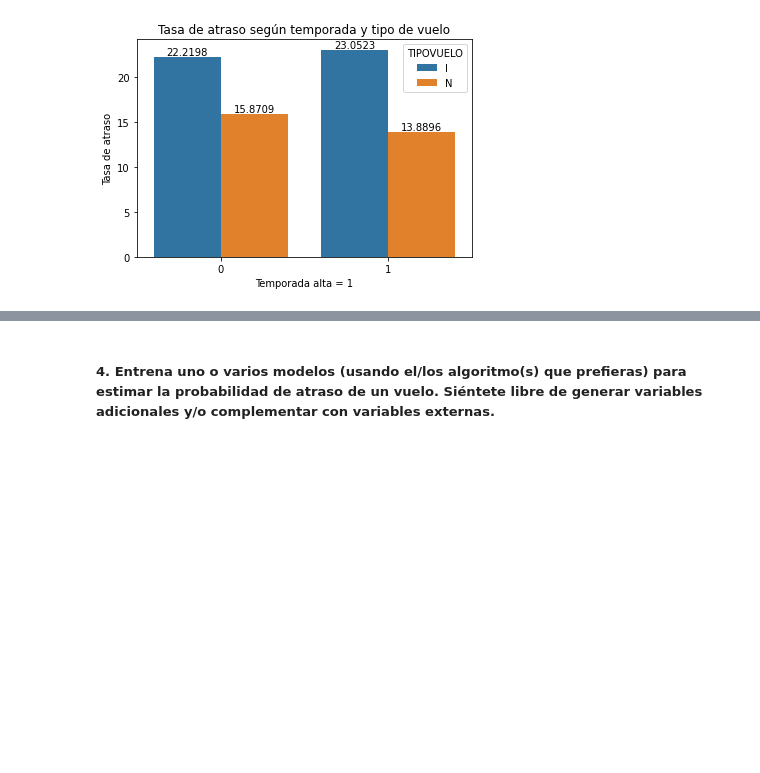
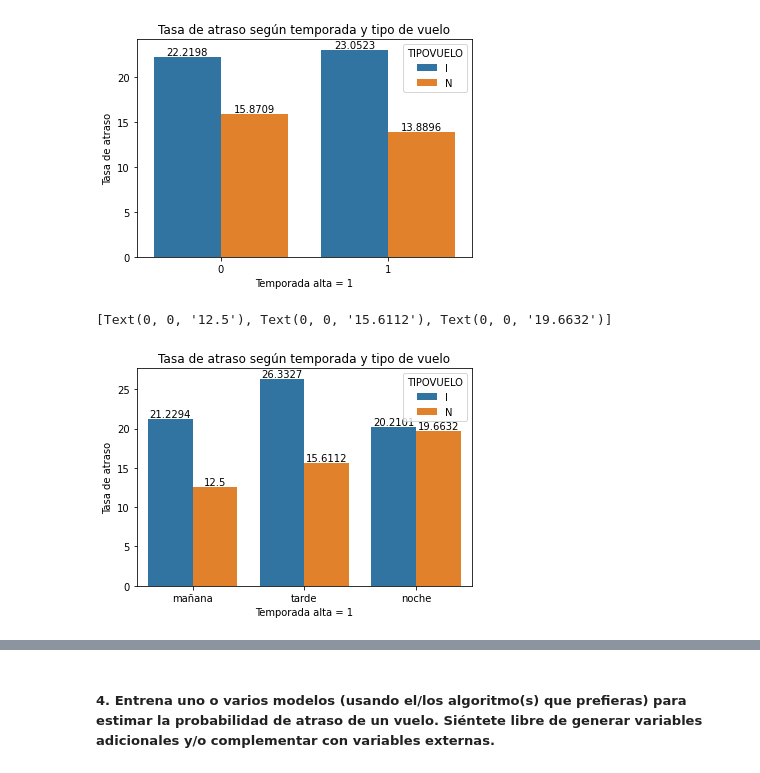
Before and after one commit to oscarjquintana/ChallengeLATAM, a Jupyter notebook: solution.ipynb, the cells around one changed output, grey strips where cells are left out. Cells and saved outputs as stored; diff of their text form; code cells hidden in the pictures; blank space fills up the shorter version.

```diff
--- a/solution.ipynb
+++ b/solution.ipynb
@@ -267,3 +348,25 @@ plt1.bar_label(plt1.containers[1])
 # %% [output]
 [Text(0, 0, '15.8709'), Text(0, 0, '13.8896')]
 [figure]
+# %%
+#Atrasos según período del día
+df_aux = df[['TIPOVUELO','periodo_dia','one','atraso_15']].groupby(['TIPOVUELO','periodo_dia'], as_index=False).sum()
+df_aux['tasa_atraso'] = df_aux['atraso_15'] / df_aux['one'] * 100
+plt1 = sns.barplot(
+    data=df_aux,
+    x='periodo_dia',
+    y='tasa_atraso',
+    hue='TIPOVUELO',
+    estimator=sum,
+    order=['mañana', 'tarde', 'noche']
+    )
+plt1.set(
+    title = 'Tasa de atraso según temporada y tipo de vuelo',
+    xlabel='Temporada alta = 1',
+    ylabel='Tasa de atraso'
+    )
+plt1.bar_label(plt1.containers[0])
+plt1.bar_label(plt1.containers[1])
+# %% [output]
+[Text(0, 0, '12.5'), Text(0, 0, '15.6112'), Text(0, 0, '19.6632')]
+[figure, added]
```
Also changed, not shown: parts of 33 cells of this notebook.
